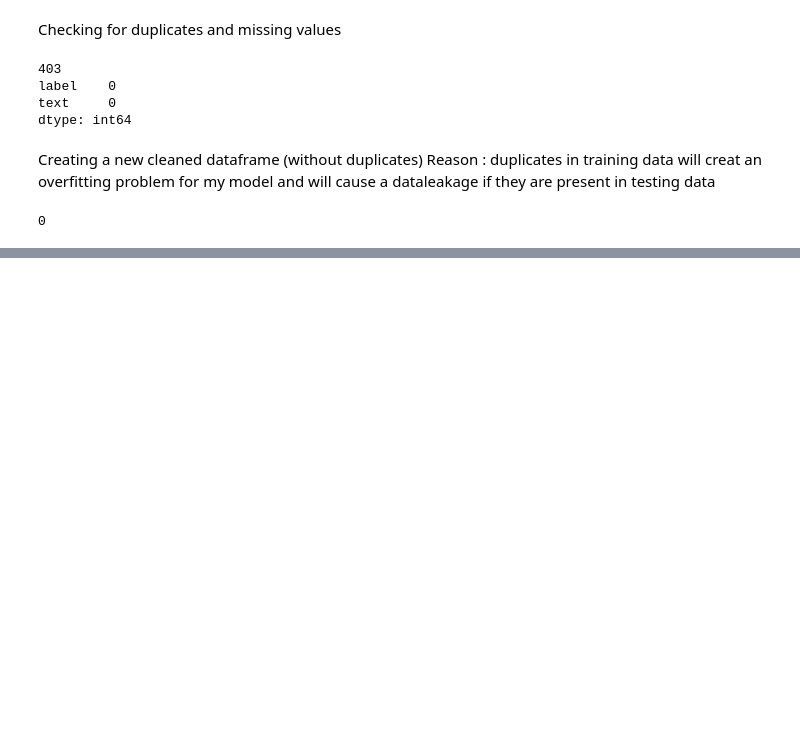
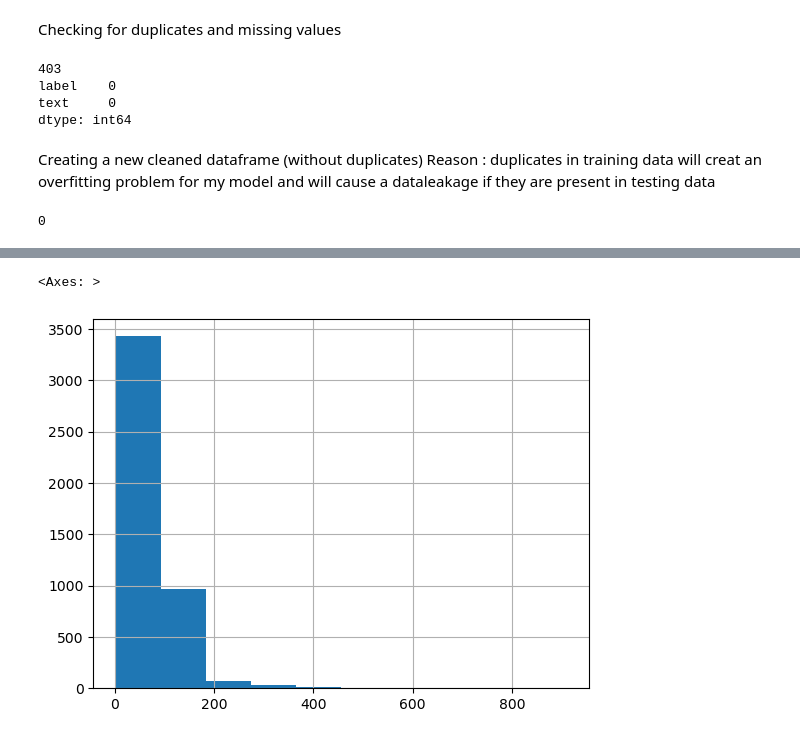
Before and after one commit to staynn/email-spam-filter, a Jupyter notebook: Notebooks/exploration.ipynb, the cells around one changed output, grey strips where cells are left out. Drawn from its saved outputs; the diff is of its cells as text; code cells hidden in the pictures; blank space fills up the shorter version.

```diff
--- a/Notebooks/exploration.ipynb
+++ b/Notebooks/exploration.ipynb
@@ -44,0 +77,5 @@ print(df_cleaned.duplicated().sum())
+# %%
+df[df.label=='ham']['length'].hist()
+# %% [output]
+<Axes: >
+[figure, added]
```
Also changed, not shown: parts of 15 cells of this notebook, 4 other files.
